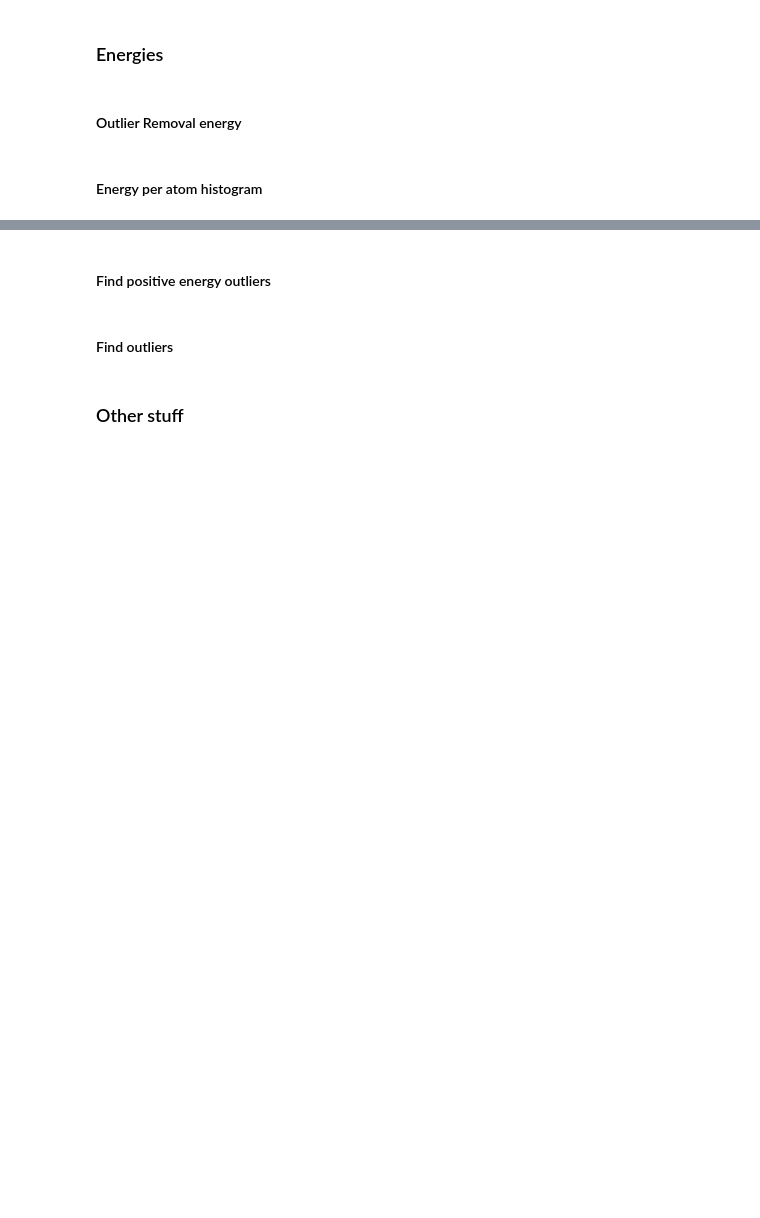
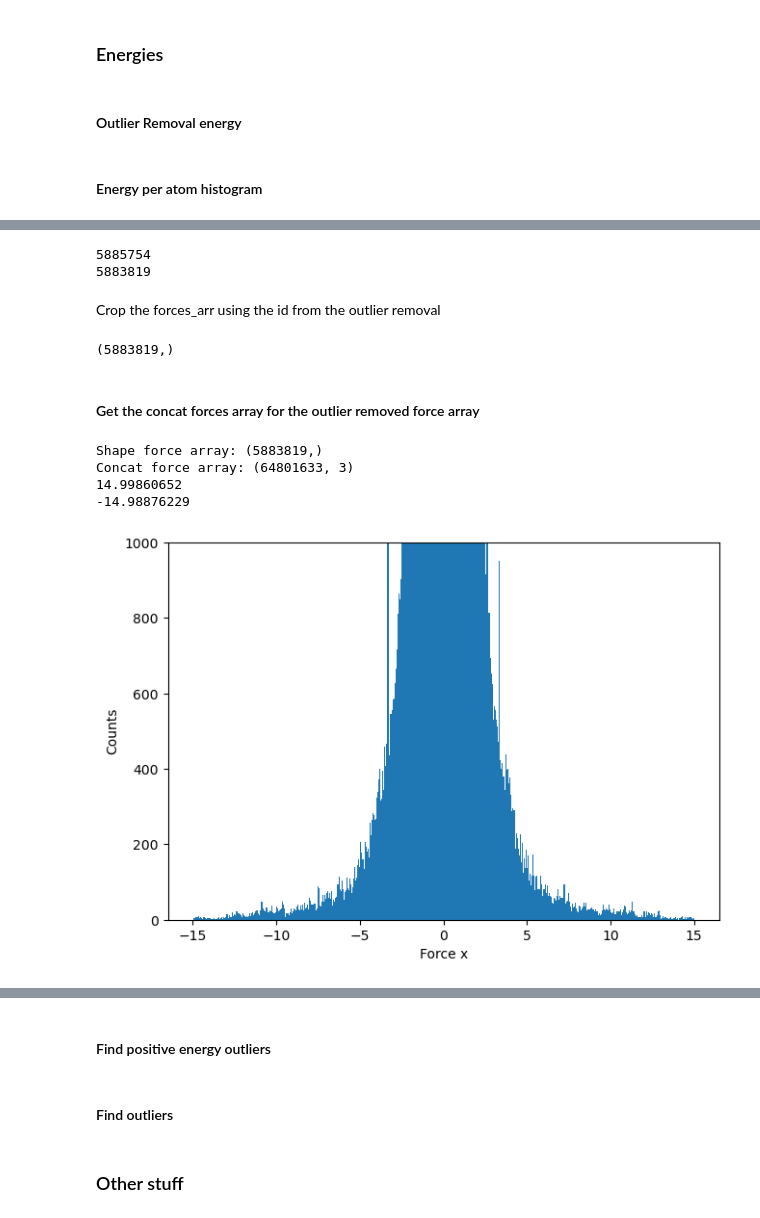
Before and after one commit to fabianjaeger1/Universal_Force_Fields, a Jupyter notebook: stat_data.ipynb, the cells around one changed output, grey strips where cells are left out. Cells and saved outputs as stored; diff of their text form; code cells hidden in the pictures; blank space fills up the shorter version.

Commit message:
added concat, ravelled forces with outlier removal

```diff
--- a/stat_data.ipynb
+++ b/stat_data.ipynb
@@ -504,0 +600,4 @@ histogram_1d_energy(energy_per_atom_cropped, "energy_per_atom", xrange = [-20,0]
+# %%
+force_ravelled_cropped, id_force_outliers = remove_outliers_forces(force_ravell, cut_top = 15, cut_bot=-15)
+print(np.shape(force_ravelled_cropped))
+print(np.shape(id_force_outliers))
@@ -504,0 +611,30 @@ histogram_1d_energy(energy_per_atom_cropped, "energy_per_atom", xrange = [-20,0]
+# %%
+id_outl_rm = np.intersect1d(id_force_outliers, id_out_energy)
+print(len(id_out_energy))
+print(len(id_outl_rm))
+# %% [output]
+5885754
+5883819
+# %% [markdown]
+Crop the forces_arr using the id from the outlier removal
+# %%
+force_arr_cropped = forces_arr[id_outl_rm]
+print(np.shape(force_arr_cropped))
+# %% [output]
+(5883819,)
+# %% [markdown]
+#### Get the concat forces array for the outlier removed force array
+# %%
+force_arr_cropped_concat = get_concat_force(force_arr_cropped)
+print(np.max(force_arr_cropped_concat))
+print(np.min(force_arr_cropped_concat))
+# %% [output]
+Shape force array: (5883819,)
+Concat force array: (64801633, 3)
+14.99860652
+-14.98876229
+# %%
+forces_arr_x = force_arr_cropped_concat[:,0]
+histogram_1d_forces(forces_arr_x, component = "x", xrange = None, ylim = 1e3)
+# %% [output]
+[figure, added]
```
Also changed, not shown: parts of 37 cells of this notebook, 1 other file.
